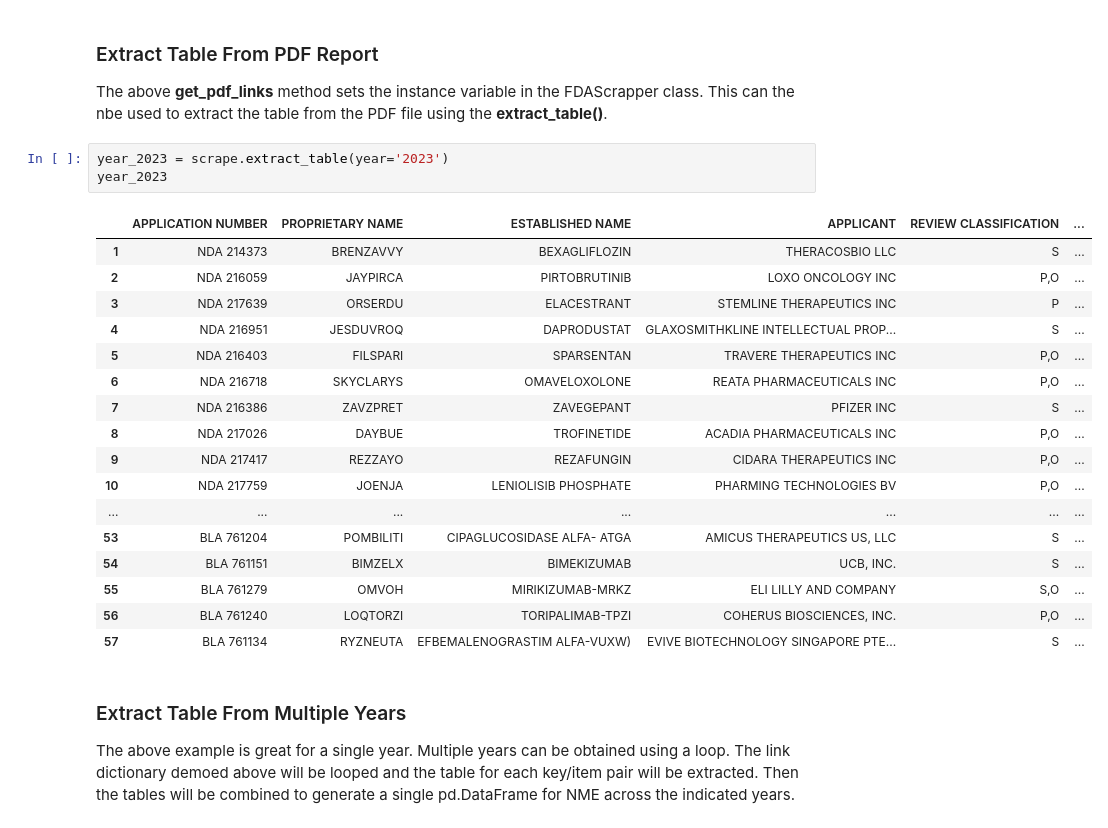
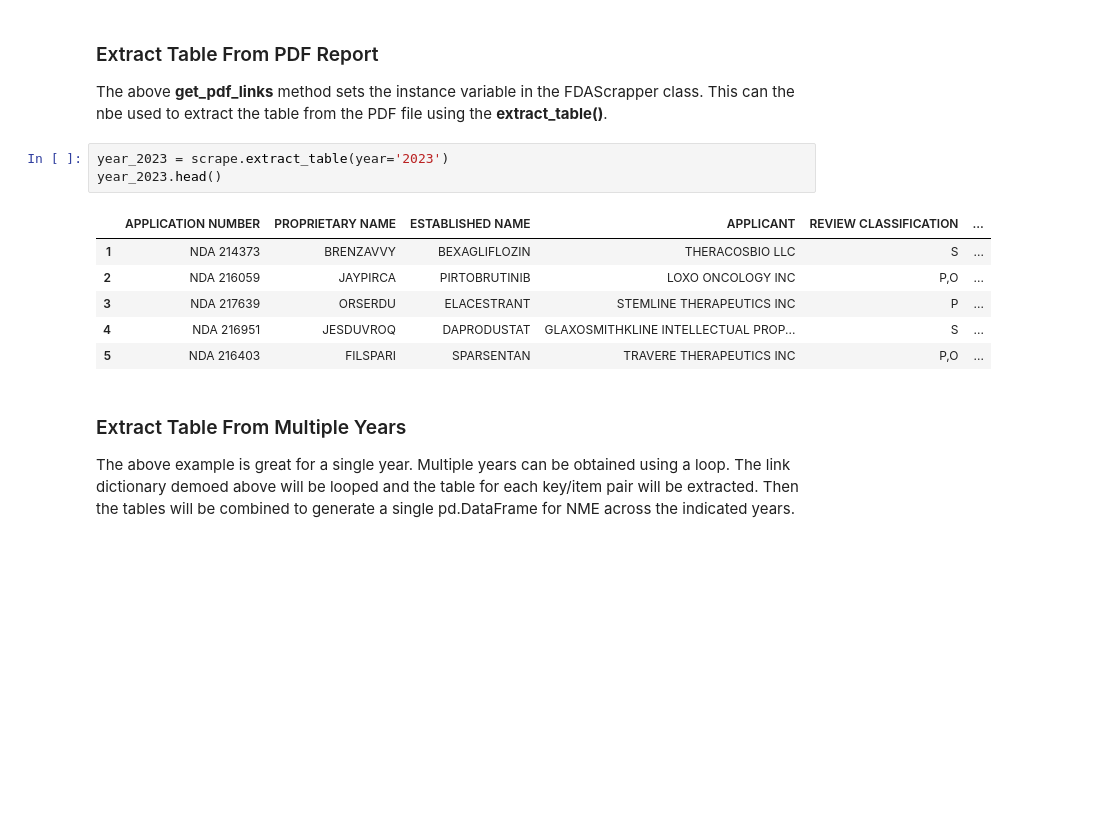
Before and after one commit to tlint101/drug_nme, a Jupyter notebook: Tutorial/03_FDAScraper.ipynb, the cells around one changed output. Drawn from its saved outputs; the diff is of its cells as text; blank space fills up the shorter version.

```diff
--- a/Tutorial/03_FDAScraper.ipynb
+++ b/Tutorial/03_FDAScraper.ipynb
@@ -46,25 +44,14 @@ links
 The above **get_pdf_links** method sets the instance variable in the FDAScrapper class. This can the nbe used to extract the table from the PDF file using the **extract_table()**.
 # %%
 year_2023 = scrape.extract_table(year='2023')
-year_2023
+year_2023.head()
 # %% [output]
 |  | APPLICATION NUMBER | PROPRIETARY NAME | ESTABLISHED NAME | APPLICANT | REVIEW CLASSIFICATION | ... |
 | 1 | NDA 214373 | BRENZAVVY | BEXAGLIFLOZIN | THERACOSBIO LLC | S | ... |
 | 2 | NDA 216059 | JAYPIRCA | PIRTOBRUTINIB | LOXO ONCOLOGY INC | P,O | ... |
 | 3 | NDA 217639 | ORSERDU | ELACESTRANT | STEMLINE THERAPEUTICS INC | P | ... |
 | 4 | NDA 216951 | JESDUVROQ | DAPRODUSTAT | GLAXOSMITHKLINE INTELLECTUAL PROP... | S | ... |
 | 5 | NDA 216403 | FILSPARI | SPARSENTAN | TRAVERE THERAPEUTICS INC | P,O | ... |
-| 6 | NDA 216718 | SKYCLARYS | OMAVELOXOLONE | REATA PHARMACEUTICALS INC | P,O | ... |
-| 7 | NDA 216386 | ZAVZPRET | ZAVEGEPANT | PFIZER INC | S | ... |
-| 8 | NDA 217026 | DAYBUE | TROFINETIDE | ACADIA PHARMACEUTICALS INC | P,O | ... |
-| 9 | NDA 217417 | REZZAYO | REZAFUNGIN | CIDARA THERAPEUTICS INC | P,O | ... |
-| 10 | NDA 217759 | JOENJA | LENIOLISIB PHOSPHATE | PHARMING TECHNOLOGIES BV | P,O | ... |
-| ... | ... | ... | ... | ... | ... | ... |
-| 53 | BLA 761204 | POMBILITI | CIPAGLUCOSIDASE ALFA- ATGA | AMICUS THERAPEUTICS US, LLC | S | ... |
-| 54 | BLA 761151 | BIMZELX | BIMEKIZUMAB | UCB, INC. | S | ... |
-| 55 | BLA 761279 | OMVOH | MIRIKIZUMAB-MRKZ | ELI LILLY AND COMPANY | S,O | ... |
-| 56 | BLA 761240 | LOQTORZI | TORIPALIMAB-TPZI | COHERUS BIOSCIENCES, INC. | P,O | ... |
-| 57 | BLA 761134 | RYZNEUTA | EFBEMALENOGRASTIM ALFA-VUXW) | EVIVE BIOTECHNOLOGY SINGAPORE PTE... | S | ... |
 # %% [markdown]
 ### Extract Table From Multiple Years
 The above example is great for a single year. Multiple years can be obtained using a loop. The link dictionary demoed above will be looped and the table for each key/item pair will be extracted. Then the tables will be combined to generate a single pd.DataFrame for NME across the indicated years.
```
Also changed, not shown: parts of 5 cells of this notebook.
